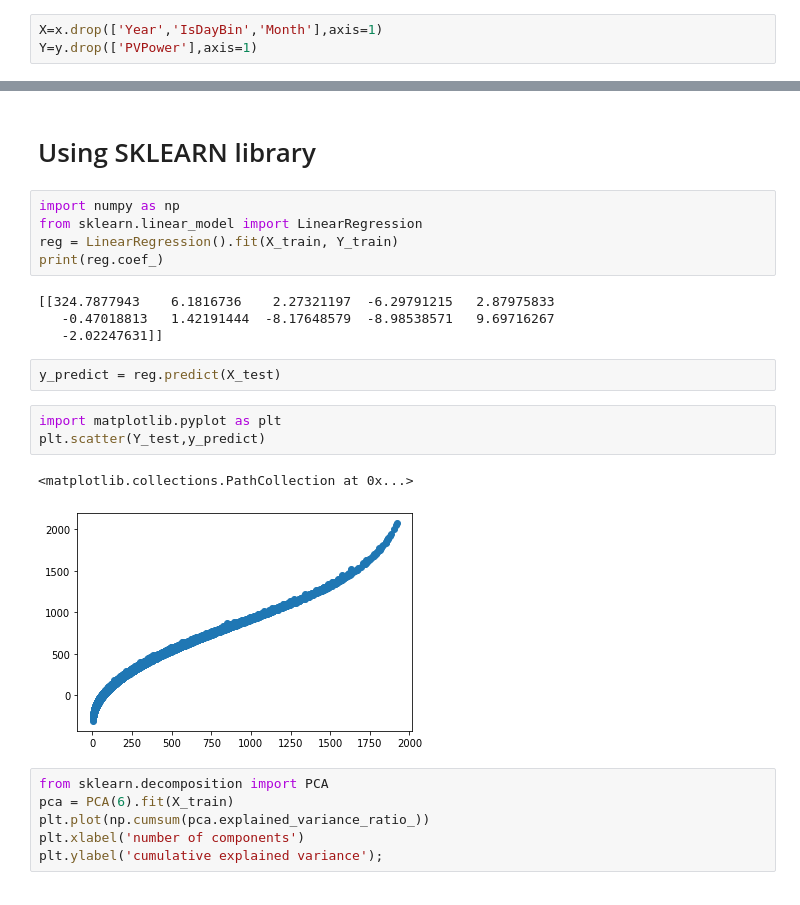
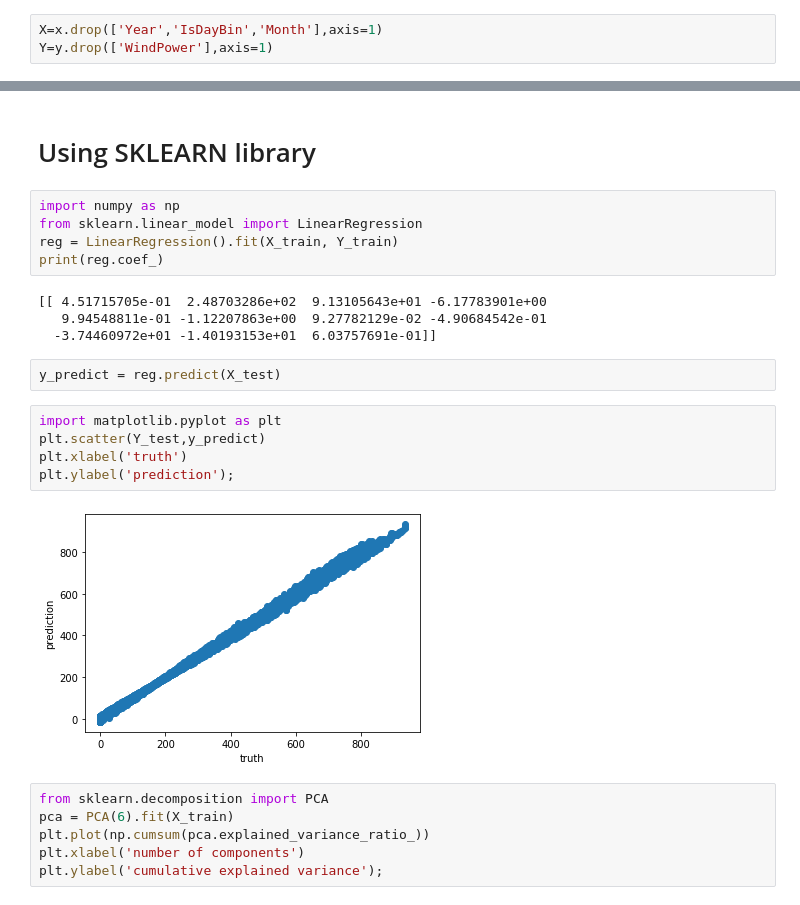
Before and after one commit to fredralm/TTK4260, a Jupyter notebook: L17/ElectricalPowerProductionPrediction-PCA-PCR-MLR.ipynb, the cells around one changed output, grey strips where cells are left out. Saved outputs shown, nothing was run; the diff lists cells and outputs as text.

```diff
--- a/L17/ElectricalPowerProductionPrediction-PCA-PCR-MLR.ipynb
+++ b/L17/ElectricalPowerProductionPrediction-PCA-PCR-MLR.ipynb
@@ -41,7 +41,7 @@ x['IsDayBin'].unique()
 array(['Night', 'Day'], dtype=object)
 # %%
 X=x.drop(['Year','IsDayBin','Month'],axis=1)
-Y=y.drop(['PVPower'],axis=1)
+Y=y.drop(['WindPower'],axis=1)
 # %%
 X.head()
 # %% [output]
@@ -84,17 +84,18 @@ from sklearn.linear_model import LinearRegression
 reg = LinearRegression().fit(X_train, Y_train)
 print(reg.coef_)
 # %% [output]
-[[324.7877943    6.1816736    2.27321197  -6.29791215   2.87975833
-   -0.47018813   1.42191444  -8.17648579  -8.98538571   9.69716267
-   -2.02247631]]
+[[ 4.51715705e-01  2.48703286e+02  9.13105643e+01 -6.17783901e+00
+   9.94548811e-01 -1.12207863e+00  9.27782129e-02 -4.90684542e-01
+  -3.74460972e+01 -1.40193153e+01  6.03757691e-01]]
 # %%
 y_predict = reg.predict(X_test)
 # %%
 import matplotlib.pyplot as plt
 plt.scatter(Y_test,y_predict)
+plt.xlabel('truth')
+plt.ylabel('prediction');
 # %% [output]
-<matplotlib.collections.PathCollection at 0x...>
-[figure, old version]
+[figure, new version]
 # %%
 from sklearn.decomposition import PCA
 pca = PCA(6).fit(X_train)
```
Also changed, not shown: parts of 6 cells of this notebook, 8 other files.
